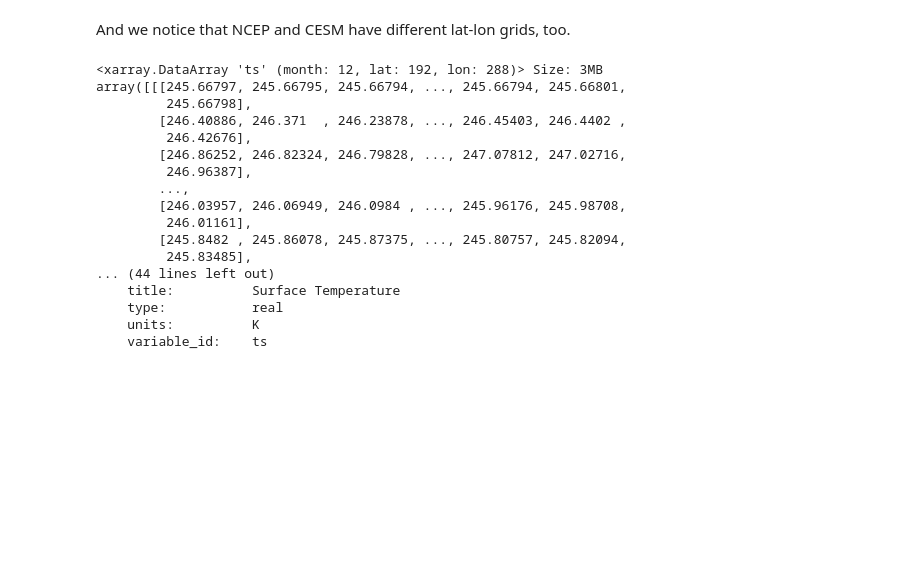
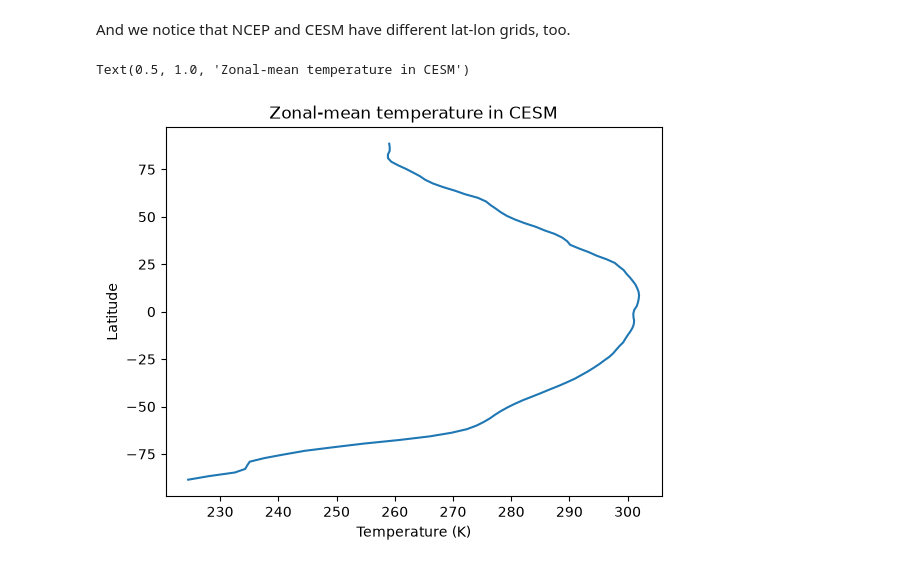
Before and after one commit to margaretduffy/climlab_6030, a Jupyter notebook: courseware_6030/unit_0/climate-data-primer.ipynb, the cells around one changed output. Drawn from its saved outputs; the diff is of its cells as text; code cells hidden in the pictures; blank space fills up the shorter version.

Commit message:
Unit 0 updates

```diff
--- a/courseware_6030/unit_0/climate-data-primer.ipynb
+++ b/courseware_6030/unit_0/climate-data-primer.ipynb
@@ -99,4 +100,4 @@ What do you notice about the plot? Does it look right to you? How can you tell?
 Later in this unit we'll meet a climate model, CESM. Let's look at how temperature in a climate model (CESM) compares with renalysis
 # %%
 local_path = '../data/ts_Amon_CESM2_historical_r1i1p1f1_gn_185001-201412.nc'
-cesm_Ts = xr.open_dataset(local_path)['ts']
+cesm_Ts_data = xr.open_dataset(local_path)['ts']
@@ -126,26 +104,16 @@ Attributes: (12/19)
 # %% [markdown]
 Notice that CESM Ts has way more time steps- the NCEP data is a monthly climatology from 1981 to 2010, and the CESM data is monthly data from 1850 to 2014. Let's make the CESM data comparable to the NCEP data.
 # %%
-cesm_Ts_climo = cesm_Ts.sel(time = slice('1981-01-01', '2010-12-31')).groupby("time.month").mean("time")
+cesm_Ts_climo = cesm_Ts_data.sel(time = slice('1981-01-01', '2010-12-31')).groupby("time.month").mean("time")
 # %% [markdown]
 And we notice that NCEP and CESM have different lat-lon grids, too.
 # %%
-cesm_Ts_climo_interp = cesm_Ts_climo.interp_like(ncep_Ts)
+cesm_Ts = cesm_Ts_climo.interp_like(ncep_Ts)
-# %% [output]
-<xarray.DataArray 'ts' (month: 12, lat: 192, lon: 288)> Size: 3MB
-array([[[245.66797, 245.66795, 245.66794, ..., 245.66794, 245.66801,
-         245.66798],
-        [246.40886, 246.371  , 246.23878, ..., 246.45403, 246.4402 ,
-         246.42676],
-        [246.86252, 246.82324, 246.79828, ..., 247.07812, 247.02716,
-         246.96387],
-        ...,
-        [246.03957, 246.06949, 246.0984 , ..., 245.96176, 245.98708,
-         246.01161],
-        [245.8482 , 245.86078, 245.87375, ..., 245.80757, 245.82094,
-         245.83485],
-... (44 lines left out)
-    title:          Surface Temperature
-    type:           real
-    units:          K
-    variable_id:    ts
+# %%
+plt.plot(cesm_Ts.mean('lon').mean('month'), ncep_Ts['lat'])
+plt.xlabel('Temperature (' + cesm_Ts.units + ')')
+plt.ylabel('Latitude')
+plt.title('Zonal-mean temperature in CESM')
+# %% [output]
+Text(0.5, 1.0, 'Zonal-mean temperature in CESM')
+[figure, added]
```
Also changed, not shown: parts of 4 cells of this notebook, 2 other files.
